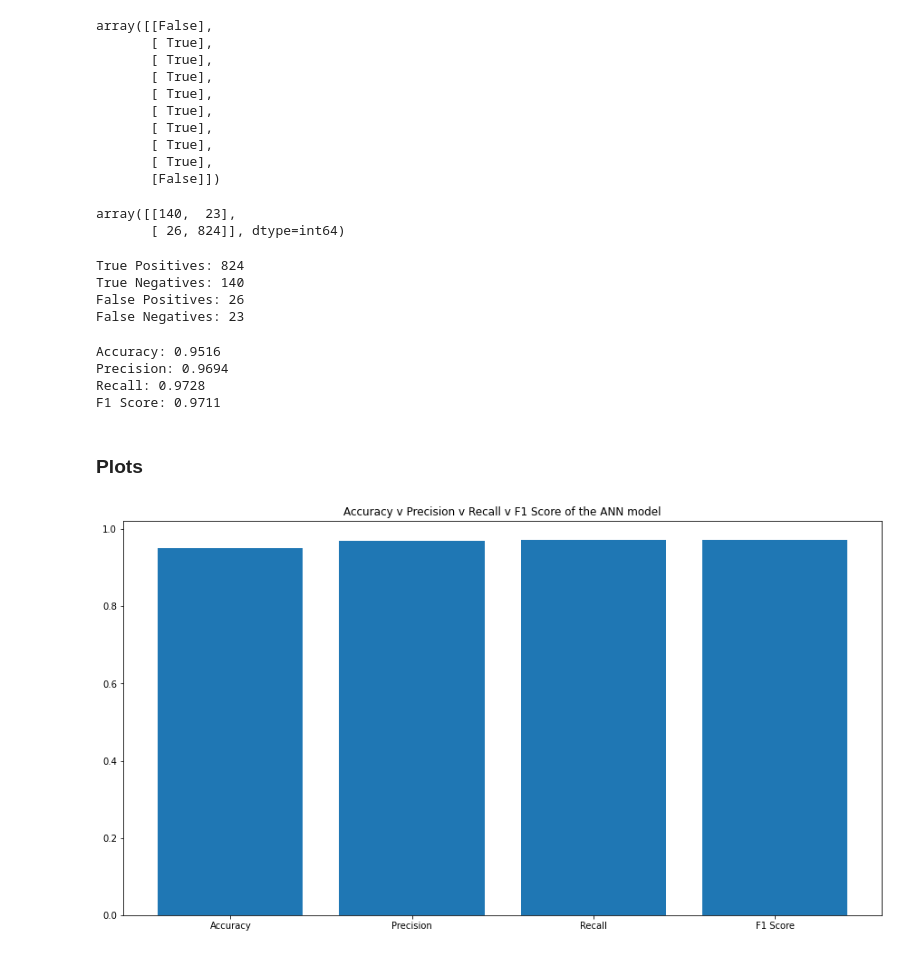
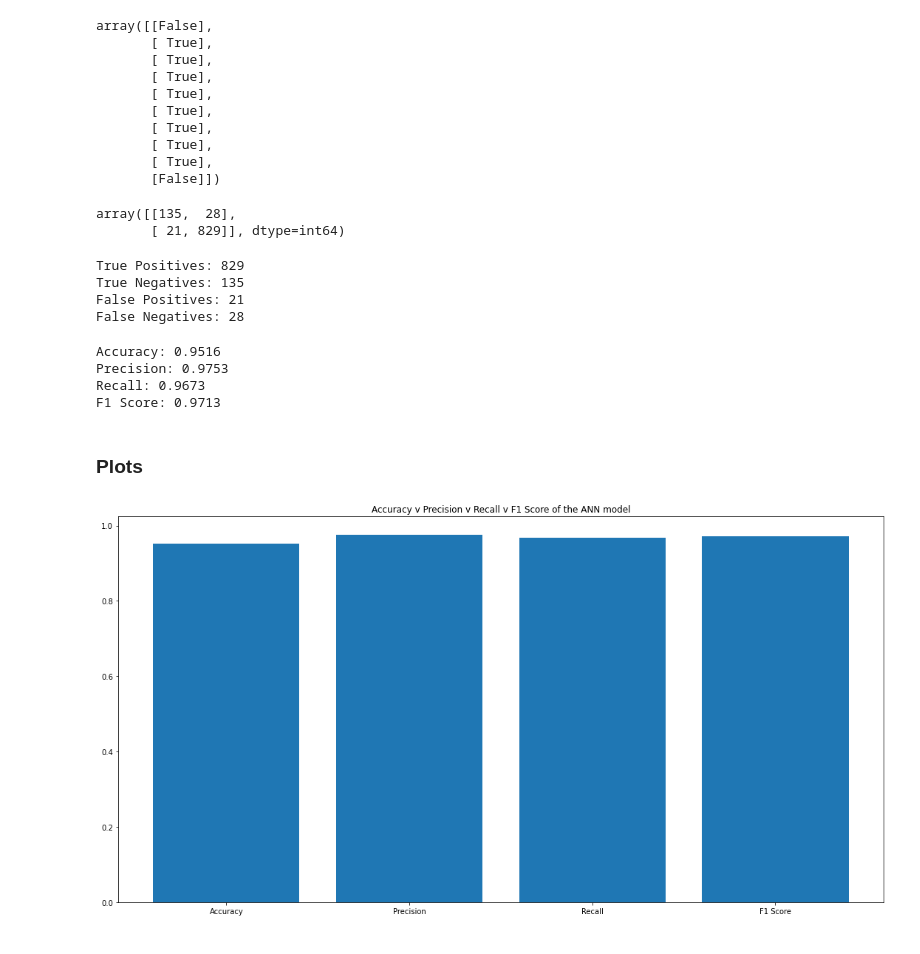
Before and after one commit to VictorLJay/Customer-Churn-Predictor, a Jupyter notebook: your-project/Deep Learning.ipynb, the cells around one changed output. Cells and saved outputs as stored; diff of their text form; code cells hidden in the pictures.

```diff
--- a/your-project/Deep Learning.ipynb
+++ b/your-project/Deep Learning.ipynb
@@ -77,7 +77,7 @@ def keras_predict(X_train, y_train, X_test):
     # Fitting ANN to training set
     early_stop = EarlyStopping(monitor="loss", mode="min", verbose=1, patience=10)
 
-    hist = model.fit(X_train, y_train, epochs=250, verbose=0, callbacks=early_stop)
+    hist = model.fit(X_train, y_train, epochs=500, verbose=0, callbacks=early_stop)
 
     # getting the y_pred
     y_pred = model.predict(X_test)
@@ -133,8 +133,8 @@ array([[False],
 cm = confusion_matrix(y_test, y_pred)
 cm
 # %% [output]
-array([[140,  23],
-       [ 26, 824]], dtype=int64)
+array([[135,  28],
+       [ 21, 829]], dtype=int64)
 # %%
 TP = cm[1][1]
 TN = cm[0][0]
@@ -146,10 +146,10 @@ print(f"True Negatives: {TN}")
 print(f"False Positives: {FP}")
 print(f"False Negatives: {FN}")
 # %% [output]
-True Positives: 824
-True Negatives: 140
-False Positives: 26
-False Negatives: 23
+True Positives: 829
+True Negatives: 135
+False Positives: 21
+False Negatives: 28
 # %%
 # Accuracy, precission, recall and F1 Score
 
@@ -170,20 +170,28 @@ f1_score = 2 * ((precision * recall) / (precision + recall))
 print(f"F1 Score: {round(f1_score,4)}")
 # %% [output]
 Accuracy: 0.9516
-Precision: 0.9694
-Recall: 0.9728
-F1 Score: 0.9711
+Precision: 0.9753
+Recall: 0.9673
+F1 Score: 0.9713
 # %% [markdown]
 ### Plots
 # %%
 fig, ax = plt.subplots(1,1, figsize=(15,8))
 
 Eval_Metrics = [accuracy, precision, recall, f1_score]
 Metric_Names = ["Accuracy", "Precision", "Recall", "F1 Score"]
+Metric_Values = [0.9516, 0.9753, 0.9673, 0.9713]
+
 Metrics_pos = np.arange(len(Metric_Names))
 plt.bar(Metrics_pos, Eval_Metrics)
 plt.xticks(Metrics_pos, Metric_Names)
 plt.title("Accuracy v Precision v Recall v F1 Score of the ANN model")
+
+# for p in ax.patches:
+#     ax.annotate(str(p.get_height()), (p.get_x() * 1.005, p.get_height() * 1.005), fontsize=14)
+
+plt.tight_layout()
+plt.savefig("../images/ANN_model_results.png")
 plt.show()
 # %% [output]
-[figure, old version]
+[figure, new version]
```
Also changed, not shown: parts of 4 cells of this notebook, 13 other files.
